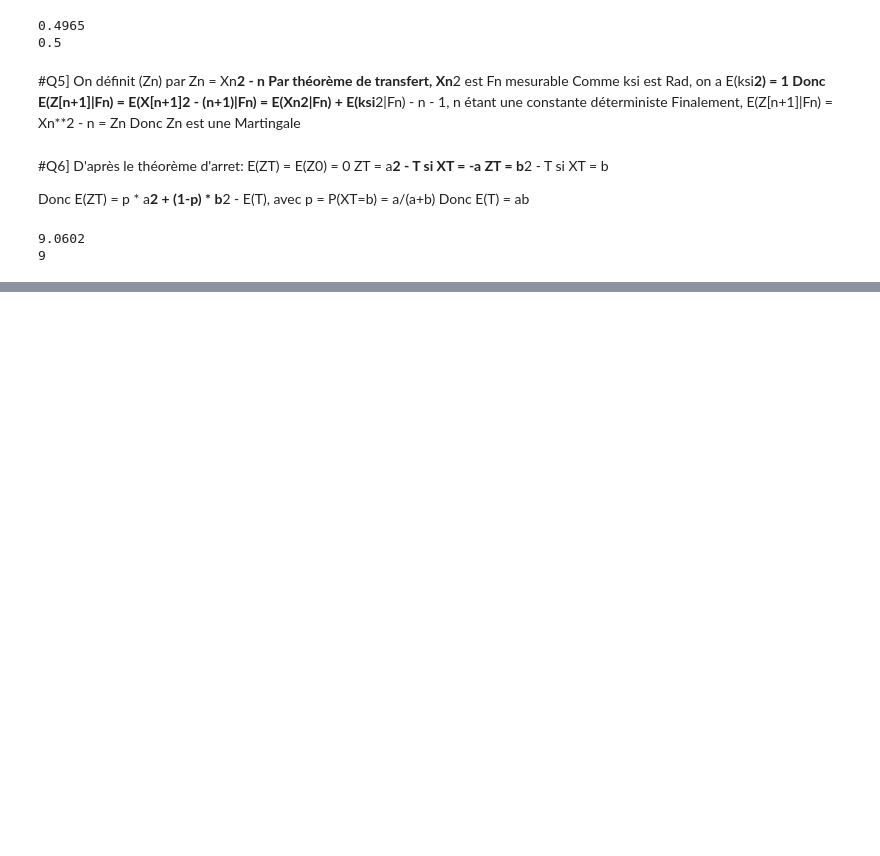
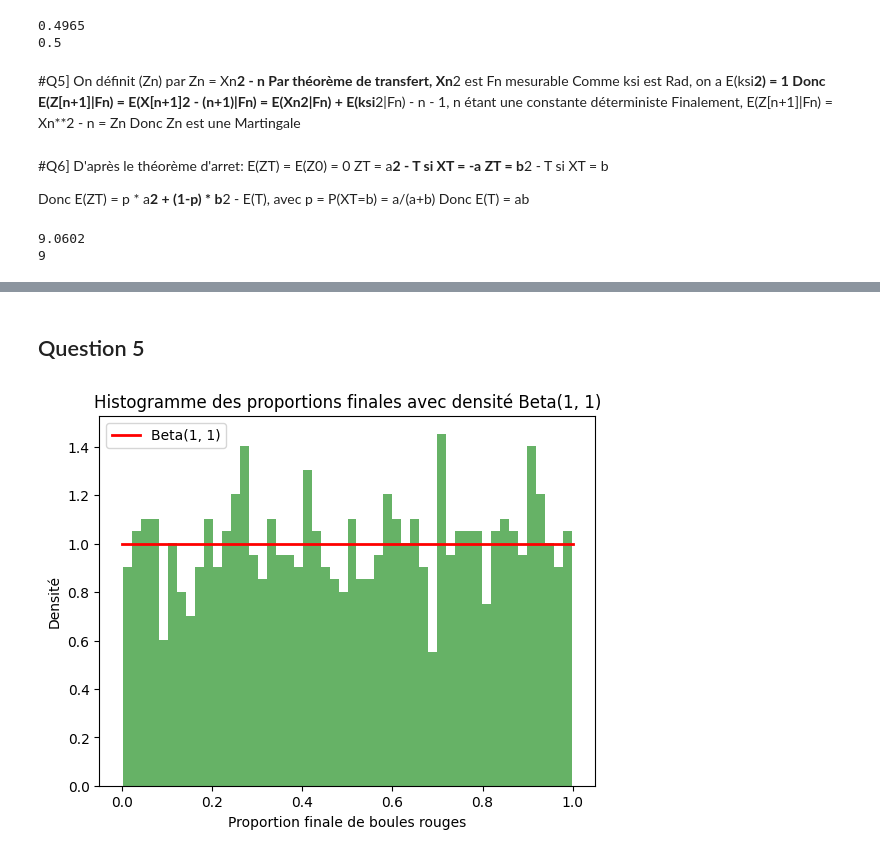
Before and after one commit to nossa-y/stochastic_process, a Jupyter notebook: TP1_nossa_iyamu.ipynb, the cells around one changed output, grey strips where cells are left out. Saved outputs shown, nothing was run; the diff lists cells and outputs as text; code cells hidden in the pictures; blank space fills up the shorter version.

```diff
--- a/TP1_nossa_iyamu.ipynb
+++ b/TP1_nossa_iyamu.ipynb
@@ -129,0 +339,34 @@ print(theorical_length)
+# %% [markdown]
+## Question 5
+# %%
+
+import numpy as np
+import matplotlib.pyplot as plt
+import scipy.stats as stats
+
+def simulate_polya_final_proportions(A, B, n_steps, n_simulations=100):
+    final_proportions = []
+    for _ in range(n_simulations):
+        urn = [1] * A + [0] * B
+        for _ in range(n_steps):
+            drawn_ball = np.random.choice(urn)
+            urn.append(drawn_ball)
+        final_proportions.append(sum(urn) / len(urn))
+    return final_proportions
+
+# Simulation pour A = 1 et B = 1
+final_proportions_ab1 = simulate_polya_final_proportions(1, 1, 1000, 1000)
+plt.hist(final_proportions_ab1, bins=50, density=True, alpha=0.6, color='g')
+
+# Tracer la distribution Beta(1, 1)
+x = np.linspace(0, 1, 100)
+y = stats.beta.pdf(x, 1, 1)
+plt.plot(x, y, 'r-', lw=2, label='Beta(1, 1)')
+
+plt.xlabel('Proportion finale de boules rouges')
+plt.ylabel('Densité')
+plt.title('Histogramme des proportions finales avec densité Beta(1, 1)')
+plt.legend()
+plt.show()
+# %% [output]
+[figure, added]
```
Also changed, not shown: parts of 24 cells of this notebook, 1 other file.
